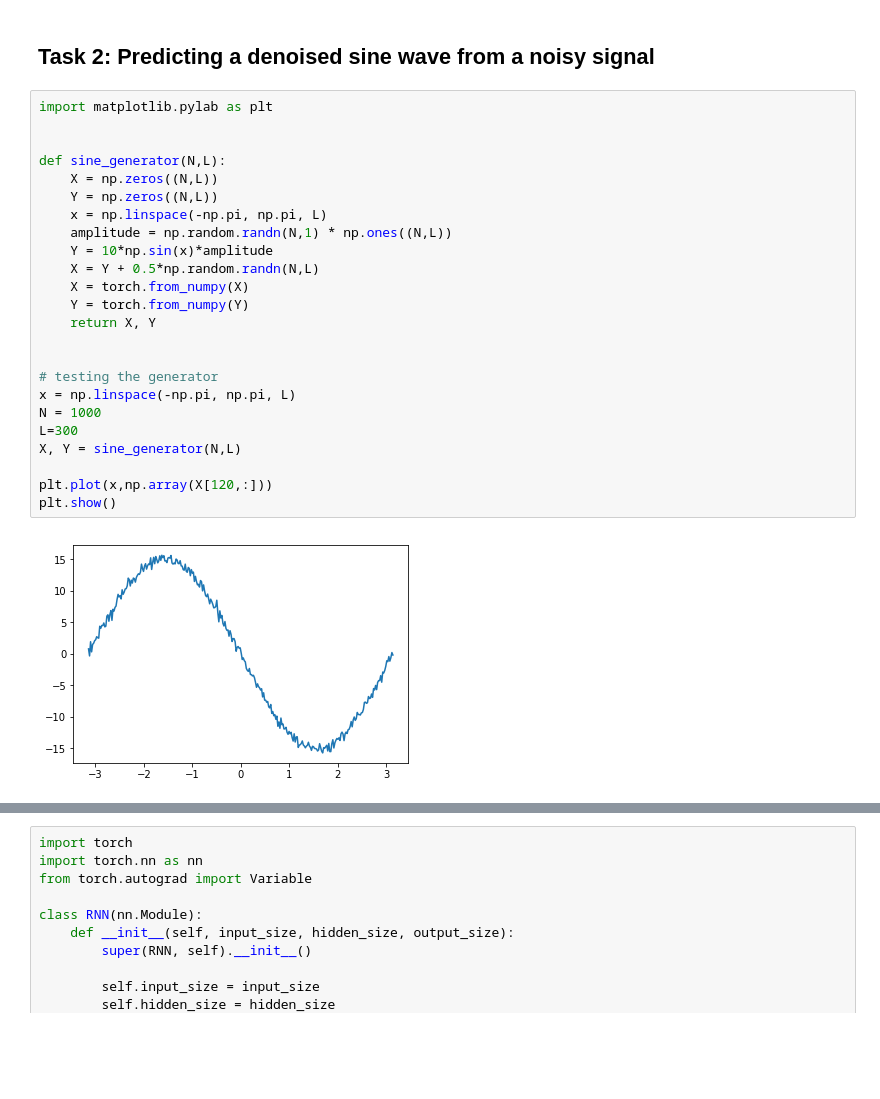
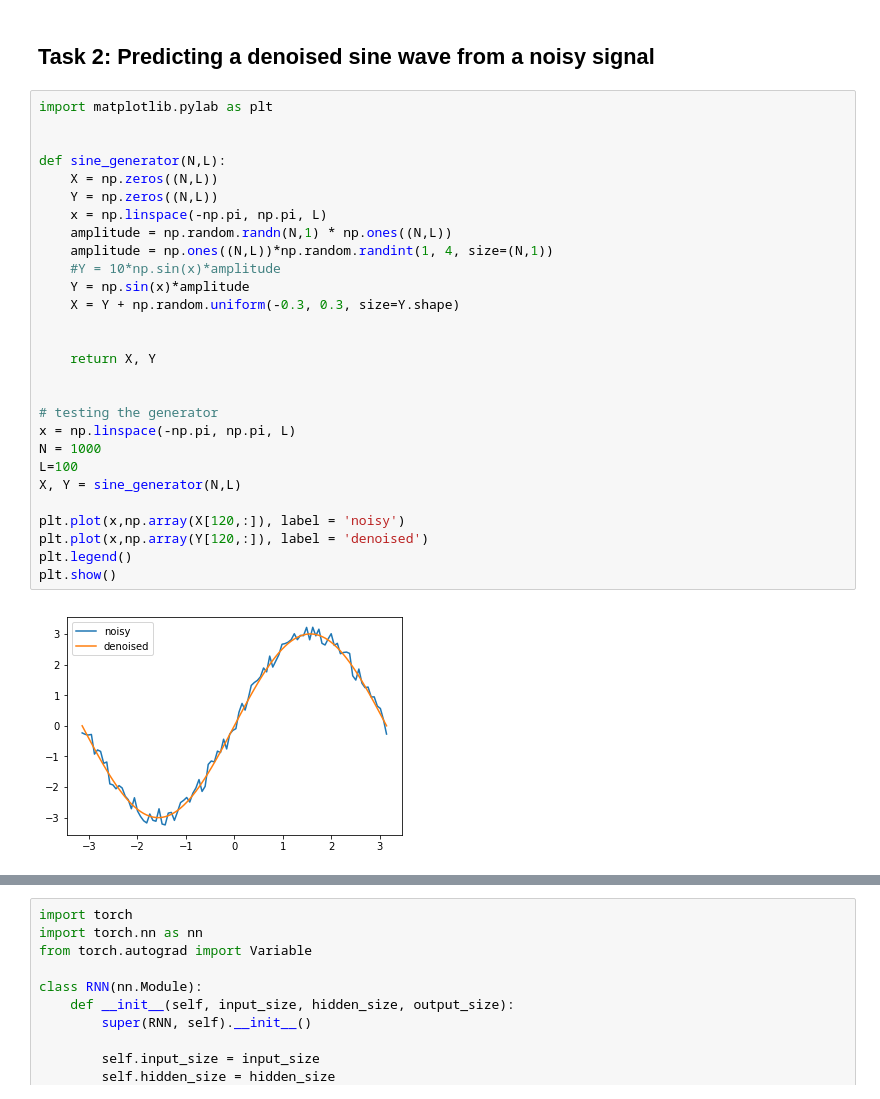
Before and after one commit to AmirAfsharrad/Neuroscience-learning-memory-cognition, a Jupyter notebook: pytorch-assignment/codes/pytorch-assignment.ipynb, the cells around one changed output, grey strips where cells are left out. Drawn from its saved outputs; the diff is of its cells as text; blank space fills up the shorter version.

```diff
--- a/pytorch-assignment/codes/pytorch-assignment.ipynb
+++ b/pytorch-assignment/codes/pytorch-assignment.ipynb
@@ -62,29 +62,33 @@ tensor([0., 0., 1., 1., 0., 0., 0., 1., 0., 1.], dtype=torch.float64)
 # %%
 import matplotlib.pylab as plt
 
 
 def sine_generator(N,L):
     X = np.zeros((N,L))
     Y = np.zeros((N,L))
     x = np.linspace(-np.pi, np.pi, L)
     amplitude = np.random.randn(N,1) * np.ones((N,L))
-    Y = 10*np.sin(x)*amplitude
-    X = Y + 0.5*np.random.randn(N,L)
-    X = torch.from_numpy(X)
-    Y = torch.from_numpy(Y)
+    amplitude = np.ones((N,L))*np.random.randint(1, 4, size=(N,1))
+    #Y = 10*np.sin(x)*amplitude
+    Y = np.sin(x)*amplitude
+    X = Y + np.random.uniform(-0.3, 0.3, size=Y.shape)
+
+
     return X, Y
 
 
 # testing the generator
 x = np.linspace(-np.pi, np.pi, L)
 N = 1000
-L=300
+L=100
 X, Y = sine_generator(N,L)
 
-plt.plot(x,np.array(X[120,:]))
+plt.plot(x,np.array(X[120,:]), label = 'noisy')
+plt.plot(x,np.array(Y[120,:]), label = 'denoised')
+plt.legend()
 plt.show()
 # %% [output]
-[figure, old version]
+[figure, new version]
 # %% [markdown]
 # Part 1: Vanilla RNN
 
```
Also changed, not shown: parts of 14 cells of this notebook.
